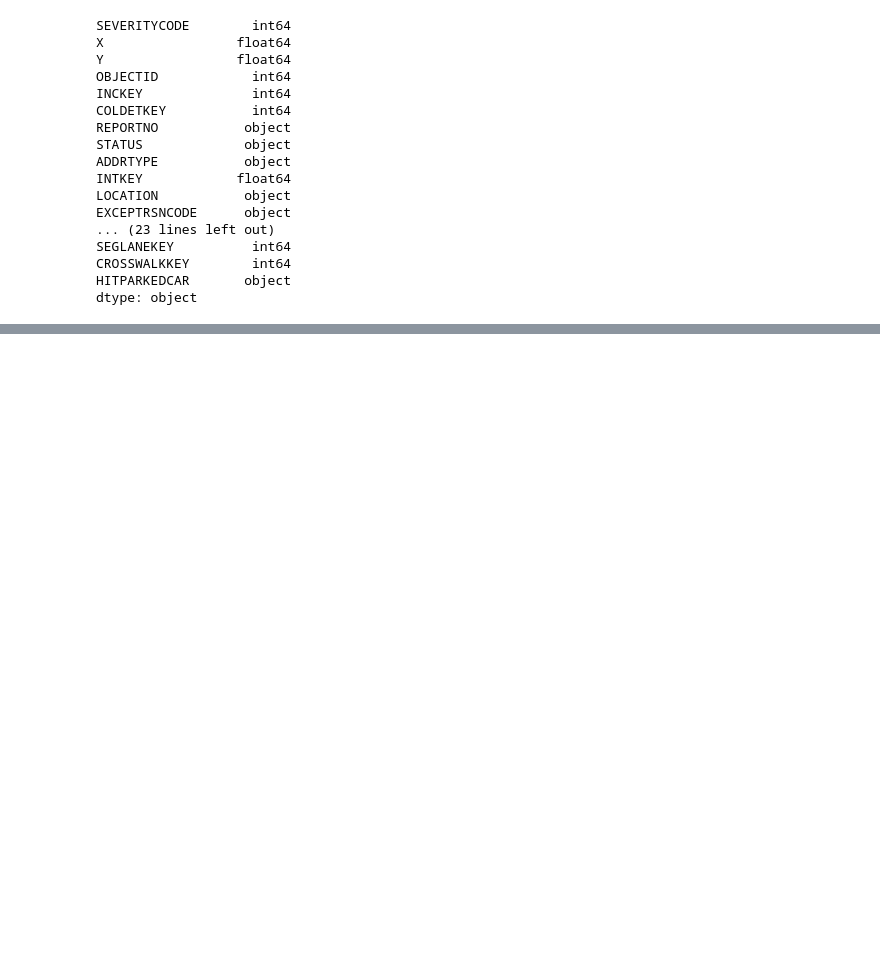
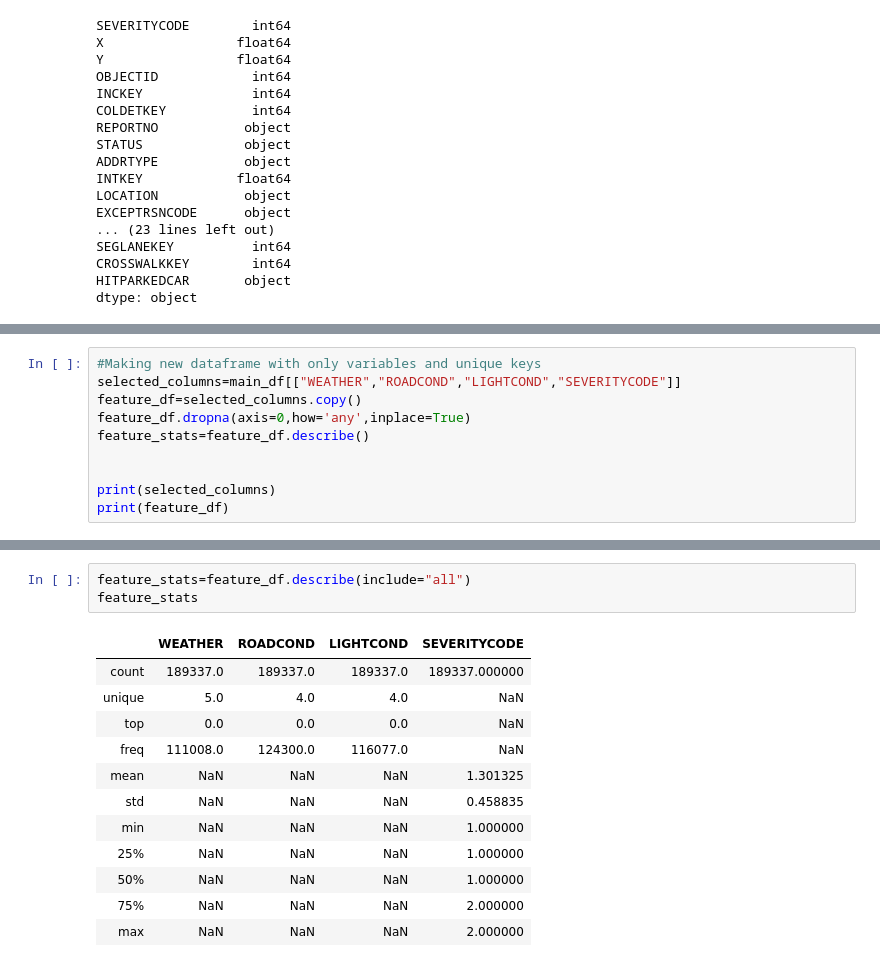
Before and after one commit to Tatianaaaaaaaaa/Coursera_Capstone, a Jupyter notebook: Car_Severity_Data Understanding.ipynb, the cells around one changed output, grey strips where cells are left out. Saved outputs shown, nothing was run; the diff lists cells and outputs as text; blank space fills up the shorter version.

```diff
--- a/Car_Severity_Data Understanding.ipynb
+++ b/Car_Severity_Data Understanding.ipynb
@@ -314,0 +237,10 @@ NameError: name 'SMOTE' is not defined
+# %%
+#Making new dataframe with only variables and unique keys
+selected_columns=main_df[["WEATHER","ROADCOND","LIGHTCOND","SEVERITYCODE"]]
+feature_df=selected_columns.copy()
+feature_df.dropna(axis=0,how='any',inplace=True)
+feature_stats=feature_df.describe()
+
+
+print(selected_columns)
+print(feature_df)
@@ -314,0 +265,16 @@ NameError: name 'SMOTE' is not defined
+# %%
+feature_stats=feature_df.describe(include="all")
+feature_stats
+# %% [output]
+|  | WEATHER | ROADCOND | LIGHTCOND | SEVERITYCODE |
+| count | 189337.0 | 189337.0 | 189337.0 | 189337.000000 |
+| unique | 5.0 | 4.0 | 4.0 | NaN |
+| top | 0.0 | 0.0 | 0.0 | NaN |
+| freq | 111008.0 | 124300.0 | 116077.0 | NaN |
+| mean | NaN | NaN | NaN | 1.301325 |
+| std | NaN | NaN | NaN | 0.458835 |
+| min | NaN | NaN | NaN | 1.000000 |
+| 25% | NaN | NaN | NaN | 1.000000 |
+| 50% | NaN | NaN | NaN | 1.000000 |
+| 75% | NaN | NaN | NaN | 2.000000 |
+| max | NaN | NaN | NaN | 2.000000 |
```
Also changed, not shown: parts of 55 cells of this notebook.
